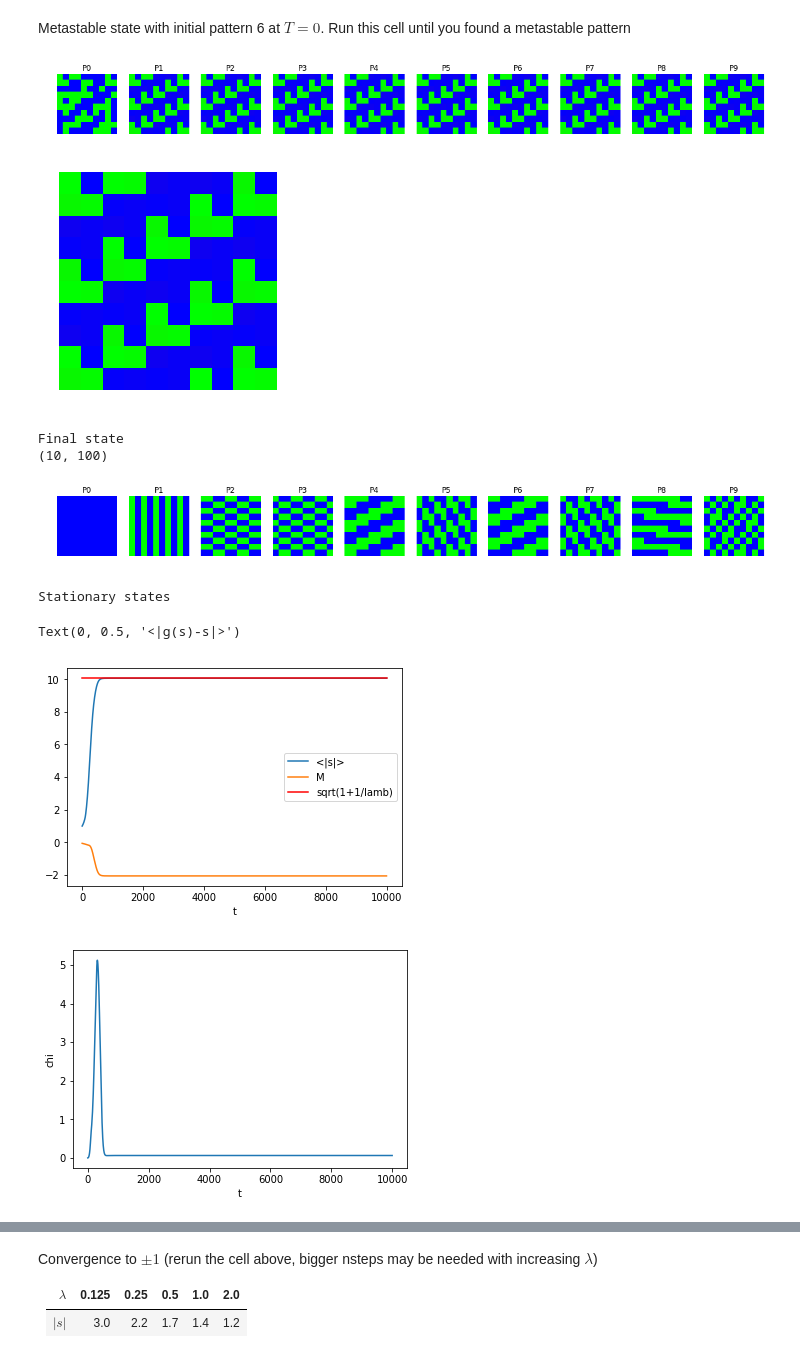
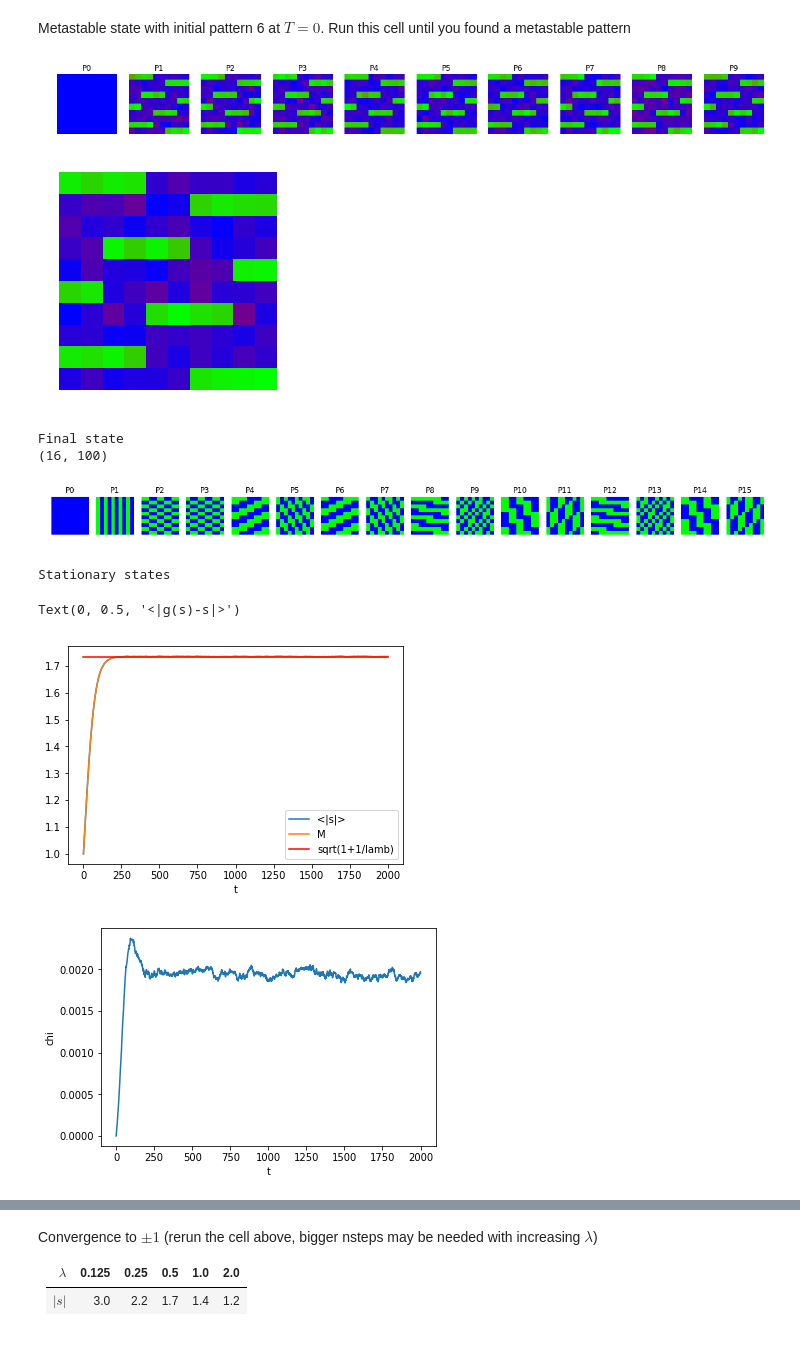
Before and after one commit to lytex/hopfield, a Jupyter notebook: Temperature.ipynb, the cells around one changed output, grey strips where cells are left out. Saved outputs shown, nothing was run; the diff lists cells and outputs as text; code cells hidden in the pictures.

Commit message:
average over multiple realizations, plot_evolution function

```diff
--- a/Temperature.ipynb
+++ b/Temperature.ipynb
@@ -139,50 +145,66 @@ Metastable state with initial pattern 6 at $T = 0$. Run this cell until you foun
 import matplotlib.pyplot as plt
 L = 10 # size of the newtork
 N = L**2
-K = int(0.1*N)
+K = 17
 dt = 0.01
-lamb = 0.01
-T = 0.00 # Temperature
-nsteps = 10000 # number of steps of the simulation
+lamb = 0.5
+T = 0.0 # Temperature
+nsteps = 2000 # number of steps of the simulation
+naverage = 13
 
-states, weights = iterate_plot(nsteps, 25, 4)
+states_sum = np.zeros([nsteps+1, N])
+abs_s = 0
+M = 0
+chi = 0
+conv = 0
 
+for temp in range(0, naverage):
+    states, weights = iterate_plot(nsteps, False, 0, 0)
+    states_sum += states
+    abs_s += np.mean(np.abs(states), axis=1)
+    M += np.mean(states, axis=1)
+    chi += np.var(np.abs(states), axis=1)
+    conv += np.mean(np.abs([g(x, weights) - x for x in states]), axis=1)
+
+states = states_sum/naverage
+abs_s = abs_s/naverage
+M = M/naverage
+chi = chi/naverage
+conv = conv/naverage
+
+H = get_stationary(N, K)
+plot_evolution(states, H, L)
 
 plt.figure(1)
-abs_s = np.mean(np.abs(states), axis=1)
-M = np.mean(states, axis=1)
 plt.plot(abs_s)
 plt.plot(M)
 stat = np.sqrt(1+1/lamb) # converges to stat instead of +/- 1
 plt.plot([0, len(abs_s)], [stat, stat], 'r')
 plt.xlabel('t')
 plt.legend(['<|s|>', 'M', 'sqrt(1+1/lamb)'])
 
 # E = -np.einsum('ik->k', np.einsum('ij,kj->ik', weights, states))
 # plt.figure(2)
 # plt.plot(E)
 # plt.xlabel('t')
 # plt.ylabel('E')
 
-chi = np.var(np.abs(states), axis=1)
 plt.figure(4)
 plt.plot(chi)
 plt.xlabel('t')
 plt.ylabel('chi')
 
 plt.figure(5)
-conv = [g(x, weights) - x for x in states] # should be 0 for a stationary pattern with T = 0
-conv = np.mean(np.abs(conv), axis=1)
 plt.semilogy(conv)
 plt.xlabel('t')
 plt.ylabel('<|g(s)-s|>')
 # %% [output]
-[figure, old version]
+[figure, new version]
-[figure, old version]
+[figure, new version]
 Final state
-(10, 100)
+(16, 100)
-[figure, old version]
+[figure, new version]
 Stationary states
 Text(0, 0.5, '<|g(s)-s|>')
-[figure, old version]
+[figure, new version]
-[figure, old version]
+[figure, new version]
```
Also changed, not shown: parts of 4 cells of this notebook.
